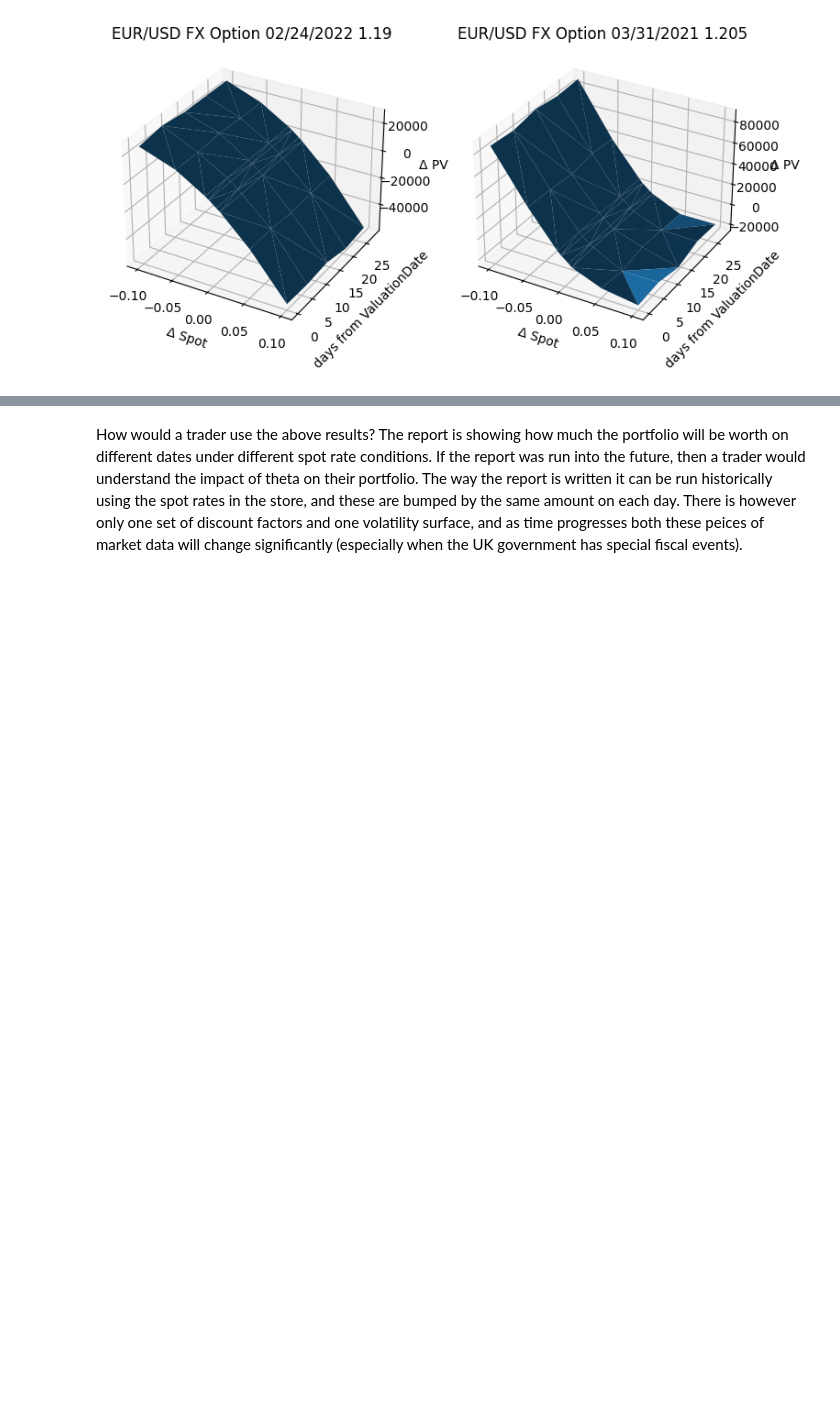
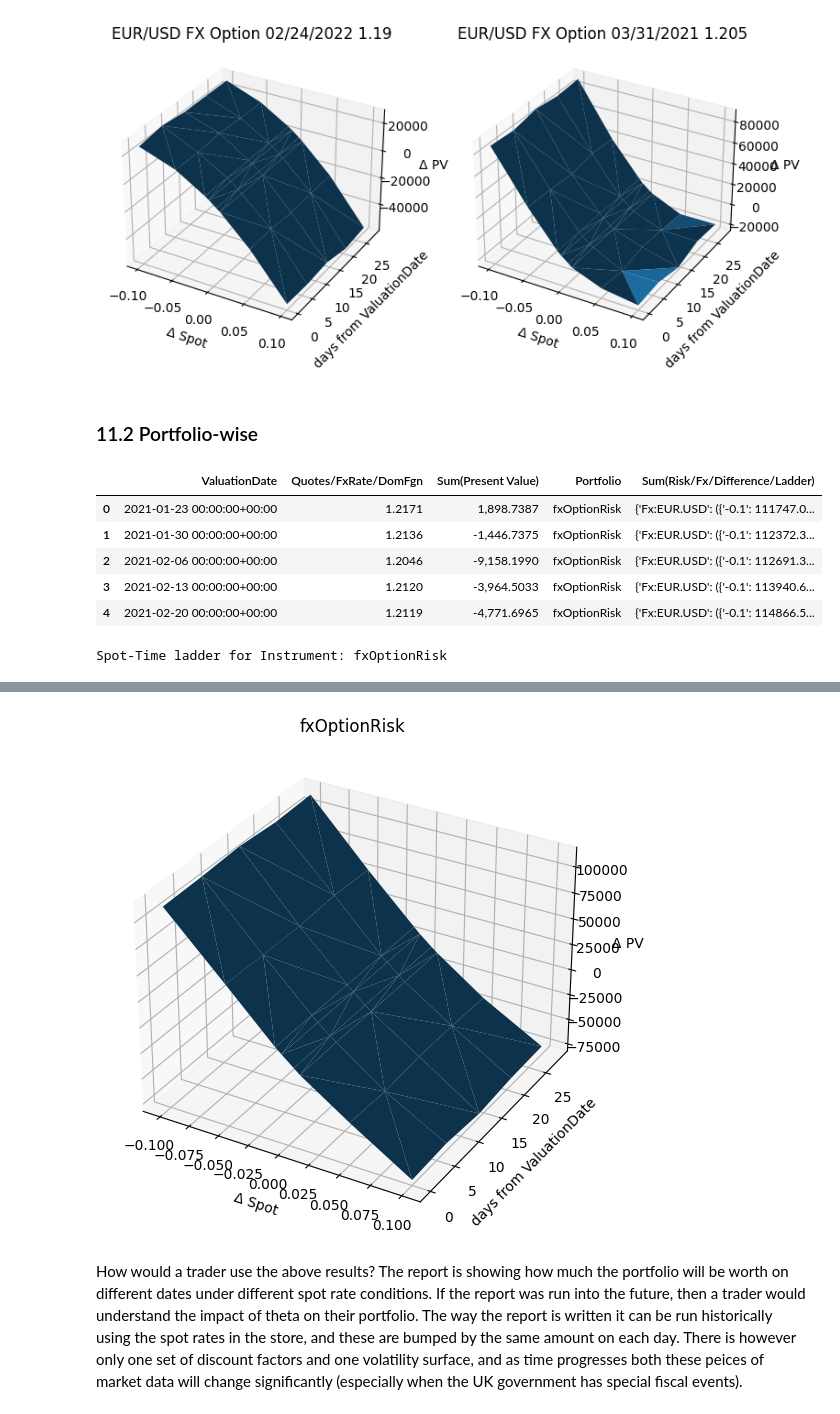
Before and after one commit to peturparkur-fbn/sample-notebooks, a Jupyter notebook: examples/use-cases/instruments/FX Option Vanilla Risk Ladders.ipynb, the cells around one changed output, grey strips where cells are left out. Drawn from its saved outputs; the diff is of its cells as text; code cells hidden in the pictures; blank space fills up the shorter version.

```diff
--- a/examples/use-cases/instruments/FX Option Vanilla Risk Ladders.ipynb
+++ b/examples/use-cases/instruments/FX Option Vanilla Risk Ladders.ipynb
@@ -1368,3 +1422,49 @@ Spot-Time ladder for Instrument: EUR/USD FX Option 03/31/2021 1.205
 | 2021-02-13 00:00:00+00:00 | 87,953.9219 | 39,219.8752 | 6,214.0192 | 2,980.0170 | -2,718.4058 | -5,172.2137 | -16,313.0969 | -18,746.8518 |
 | 2021-02-20 00:00:00+00:00 | 89,059.9941 | 40,044.2349 | 6,320.1273 | 3,023.4877 | -2,740.3612 | -5,193.4985 | -15,749.1502 | -17,619.8727 |
 [figure]
+# %% [markdown]
+### 11.2 Portfolio-wise
+# %%
+delta = '\u0394'
+val_df = run_valuation([calculation_date + timedelta(days = i * 7) for i in range(5)], portfolio_code, group_by_portfolio=True, additional_keys=[lm.AggregateSpec("Risk/Fx/Difference/Ladder", "Sum")])
+valuation = restools.parse_df_resultvalues(post_process(val_df))
+display(valuation)
+
+fig = plt.figure(figsize =(14, 9))
+n = len(valuation) # num rows
+m: int = len(valuation["Portfolio"].unique()) # num columns
+
+# plotting by grouping on InstrumentName
+for i, (k, df) in enumerate(valuation.groupby(by="Portfolio")):
+
+    curves: list[restools.Result1D] = [list(x.values())[0] for x in df["Sum(Risk/Fx/Difference/Ladder)"].values]
+
+    x: np.ndarray = np.array([[float(x) for x in crv.values.keys()] for crv in curves]).ravel() # np.ndarray[float]
+    y: np.ndarray = [(x - calculation_date).days for x in df["ValuationDate"]] * len(curves[0].values) # np.ndarray[datetime]
+    z: list[float] = np.array([list(crv.values.values()) for crv in curves]).ravel() # np.ndarray[restools.Result0D]
+
+    ax = fig.add_subplot(1, 1 + m, i + 1, projection="3d")
+    ax.plot_trisurf(x, y, z)
+    ax.set_title(f"{k}")
+    ax.set_xlabel(f"{delta} Spot")
+    ax.set_ylabel("days from ValuationDate")
+    ax.set_zlabel(f"{delta} PV")
+
+    pass
+
+for k, grp in valuation.groupby(by = "Portfolio"):
+    table_df = pd.DataFrame(columns=["ValuationDate", "SpotDelta", "Delta"])
+    for i, row in grp.iterrows():
+        ladder: restools.Result1D = first(row["Sum(Risk/Fx/Difference/Ladder)"].values())
+        local_df = pd.DataFrame([{"ValuationDate": row["ValuationDate"], "SpotDelta": float(k), "Delta": v} for k, v in ladder.values.items()])
+        table_df = pd.concat([table_df, local_df])
+    print(f"Spot-Time ladder for Portfolio: {k}")
+    display(table_df.pivot(index = "ValuationDate", columns="SpotDelta", values="Delta"))
+# %% [output]
+|  | ValuationDate | Quotes/FxRate/DomFgn | Sum(Present Value) | Portfolio | Sum(Risk/Fx/Difference/Ladder) |
+| 0 | 2021-01-23 00:00:00+00:00 | 1.2171 | 1,898.7387 | fxOptionRisk | {'Fx:EUR.USD': ({'-0.1': 111747.0... |
+| 1 | 2021-01-30 00:00:00+00:00 | 1.2136 | -1,446.7375 | fxOptionRisk | {'Fx:EUR.USD': ({'-0.1': 112372.3... |
+| 2 | 2021-02-06 00:00:00+00:00 | 1.2046 | -9,158.1990 | fxOptionRisk | {'Fx:EUR.USD': ({'-0.1': 112691.3... |
+| 3 | 2021-02-13 00:00:00+00:00 | 1.2120 | -3,964.5033 | fxOptionRisk | {'Fx:EUR.USD': ({'-0.1': 113940.6... |
+| 4 | 2021-02-20 00:00:00+00:00 | 1.2119 | -4,771.6965 | fxOptionRisk | {'Fx:EUR.USD': ({'-0.1': 114866.5... |
+Spot-Time ladder for Instrument: fxOptionRisk
@@ -1371,2 +1478,3 @@ Spot-Time ladder for Instrument: EUR/USD FX Option 03/31/2021 1.205
+[figure, added]
 # %% [markdown]
 How would a trader use the above results? The report is showing how much the portfolio will be worth on different dates under different spot rate conditions. If the report was run into the future, then a trader would understand the impact of theta on their portfolio. The way the report is written it can be run historically using the spot rates in the store, and these are bumped by the same amount on each day. There is however only one set of discount factors and one volatility surface, and as time progresses both these peices of market data will change significantly (especially when the UK government has special fiscal events).
```
Also changed, not shown: parts of 4 cells of this notebook.
